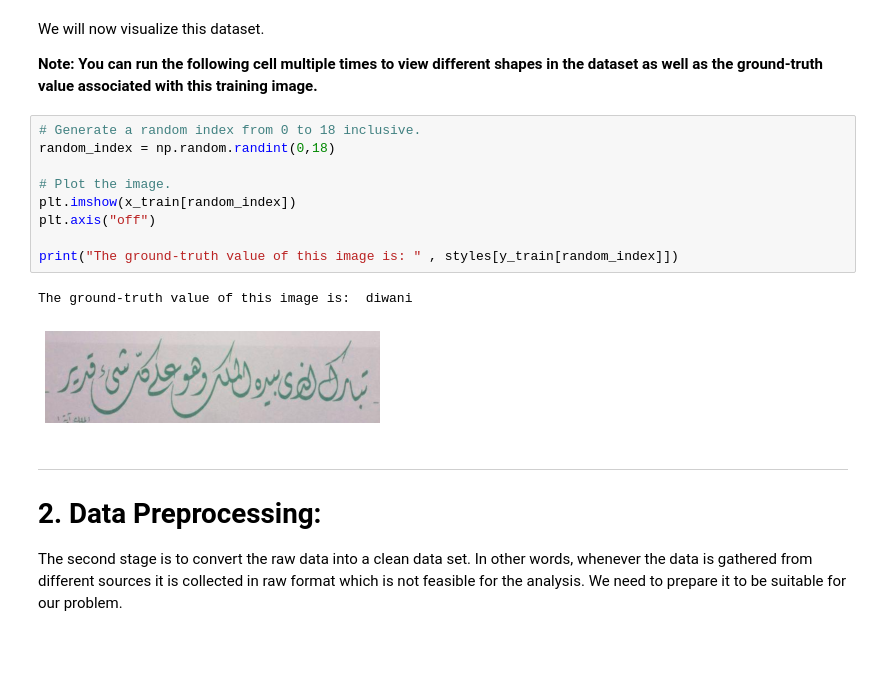
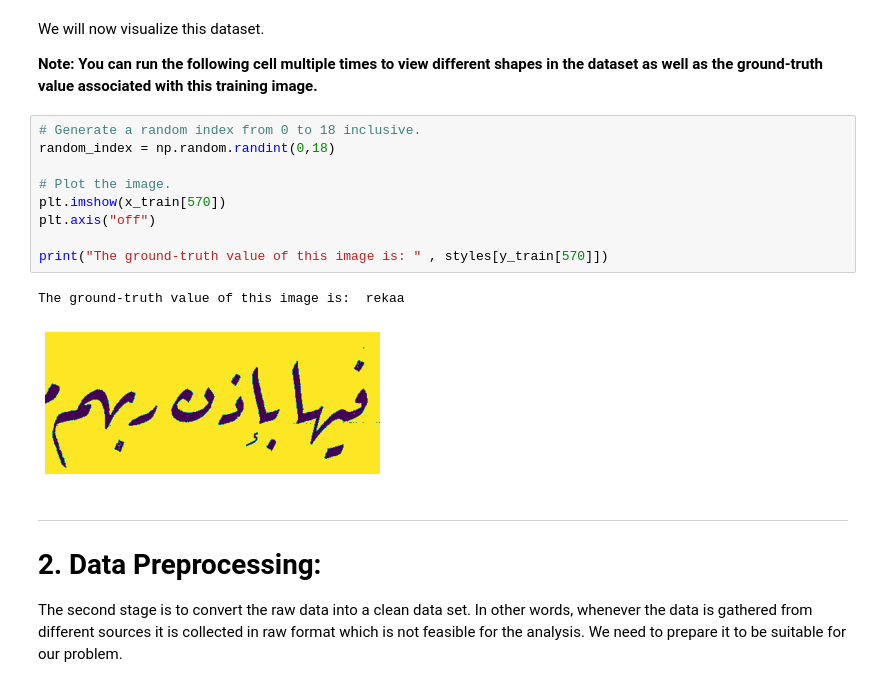
Before and after one commit to LoayMoh99/Arabic-Font-Classification, a Jupyter notebook: Code.ipynb, the cells around one changed output. Saved outputs shown, nothing was run; the diff lists cells and outputs as text; blank space fills up the shorter version.

```diff
--- a/Code.ipynb
+++ b/Code.ipynb
@@ -100,15 +99,15 @@ We will now visualize this dataset.
 # %%
 # Generate a random index from 0 to 18 inclusive.
 random_index = np.random.randint(0,18)
 
 # Plot the image.
-plt.imshow(x_train[random_index])
+plt.imshow(x_train[570])
 plt.axis("off")
 
-print("The ground-truth value of this image is: " , styles[y_train[random_index]])
+print("The ground-truth value of this image is: " , styles[y_train[570]])
 # %% [output]
-The ground-truth value of this image is:  diwani
+The ground-truth value of this image is:  rekaa
-[figure, old version]
+[figure, new version]
 # %% [markdown]
 - - -
 # 2. Data Preprocessing:
```
Also changed, not shown: parts of 14 cells of this notebook, 5 other files.
